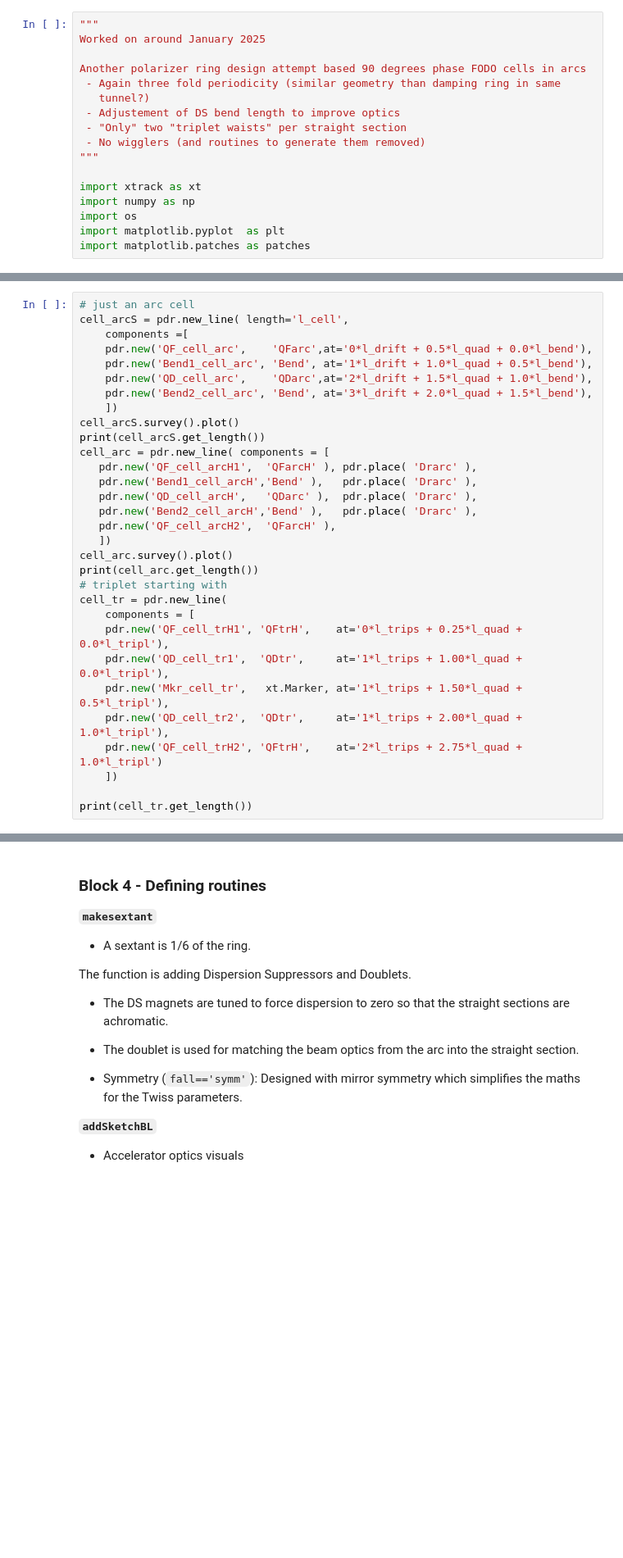
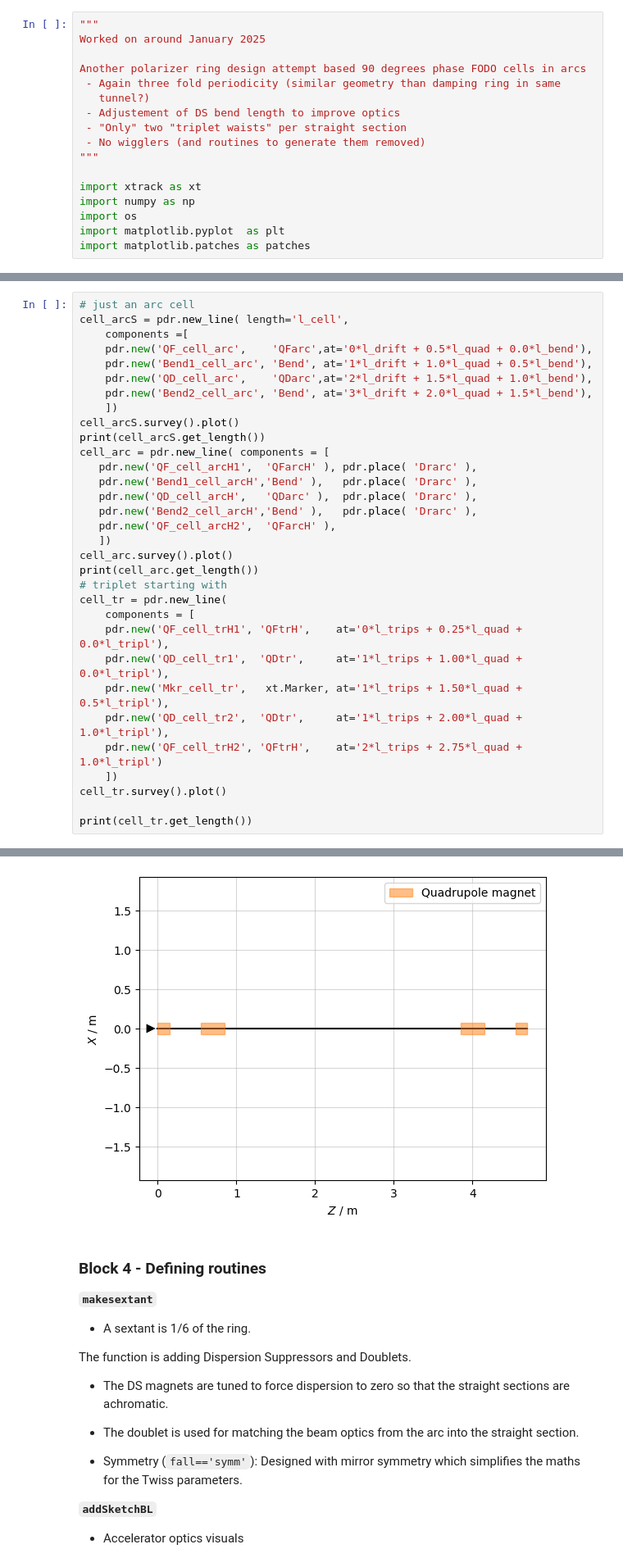
Before and after one commit to Maddie-jpg/polarizer-ring-studies, a Jupyter notebook: Notebooks/PDR90Degs_DSBend_ChromCorrect 2.ipynb, the cells around one changed output, grey strips where cells are left out. Shown at 82% size. Saved outputs shown, nothing was run; the diff lists cells and outputs as text; blank space fills up the shorter version.

```diff
--- a/Notebooks/PDR90Degs_DSBend_ChromCorrect 2.ipynb
+++ b/Notebooks/PDR90Degs_DSBend_ChromCorrect 2.ipynb
@@ -90,6 +98,7 @@ cell_tr = pdr.new_line(
     pdr.new('QD_cell_tr2',  'QDtr',     at='1*l_trips + 2.00*l_quad + 1.0*l_tripl'),
     pdr.new('QF_cell_trH2', 'QFtrH',    at='2*l_trips + 2.75*l_quad + 1.0*l_tripl')
     ])
+cell_tr.survey().plot()
 
 print(cell_tr.get_length())
 # %% [output]
@@ -98,8 +108,9 @@ Ignoring fixed y limits to fulfill fixed data aspect with adjustable data limits
 3.4
 3.3999999999999995
 4.7
 [figure]
 [figure]
+[figure, added]
 # %% [markdown]
 ### Block 4 - Defining routines ###
 
```
Also changed, not shown: parts of 5 cells of this notebook, 2 other files.
